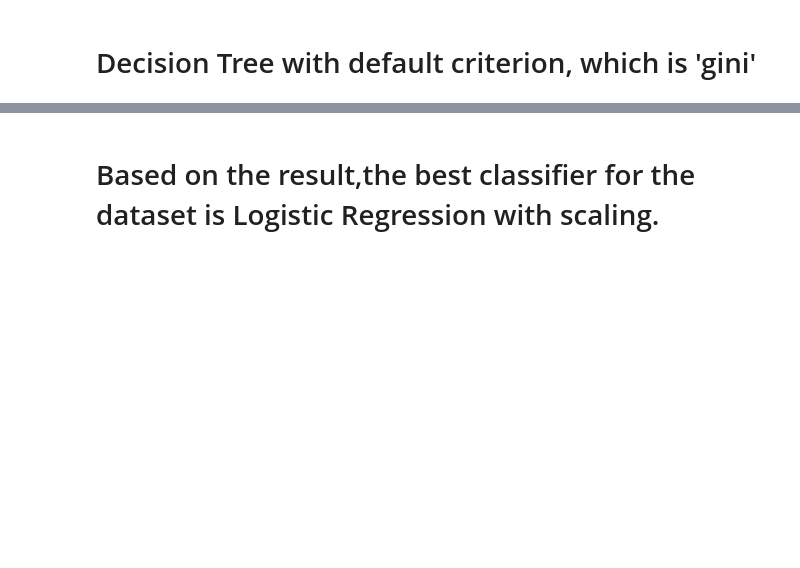
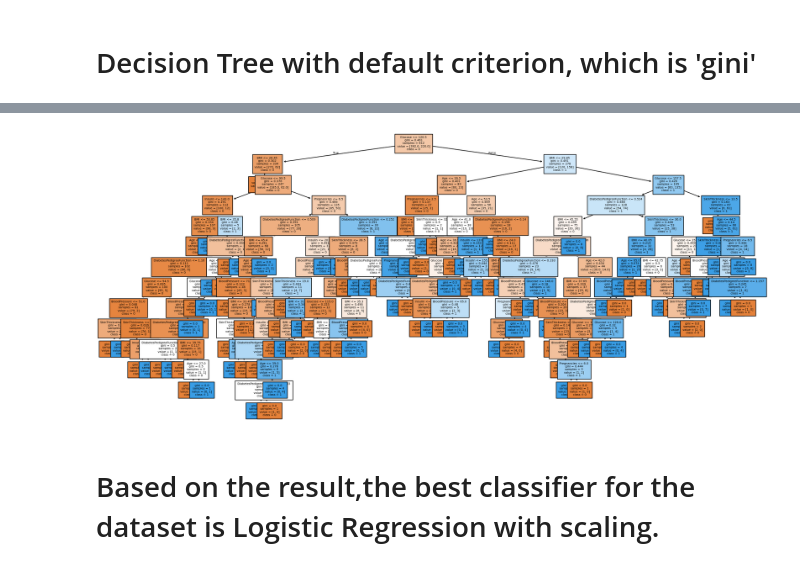
Before and after one commit to PrincymolJoseph/AI_Princy_Assignment02, a Jupyter notebook: Princy_Assignment02.ipynb, the cells around one changed output, grey strips where cells are left out. Cells and saved outputs as stored; diff of their text form; code cells hidden in the pictures; blank space fills up the shorter version.

```diff
--- a/Princy_Assignment02.ipynb
+++ b/Princy_Assignment02.ipynb
@@ -524,2 +518,13 @@ f1 score =  0.6545454545454545
+# %%
+from sklearn import tree
+plt.figure(figsize=(20,9))
+tree.plot_tree(clf, feature_names = x_train.columns,
+               class_names = clf.classes_.astype('str'),
+               filled = True,
+               fontsize=5
+              )
+plt.show()
+# %% [output]
+[figure, added]
 # %% [markdown]
 # Based on the result,the best classifier for the dataset is Logistic Regression with scaling.
```
Also changed, not shown: parts of 8 cells of this notebook.
